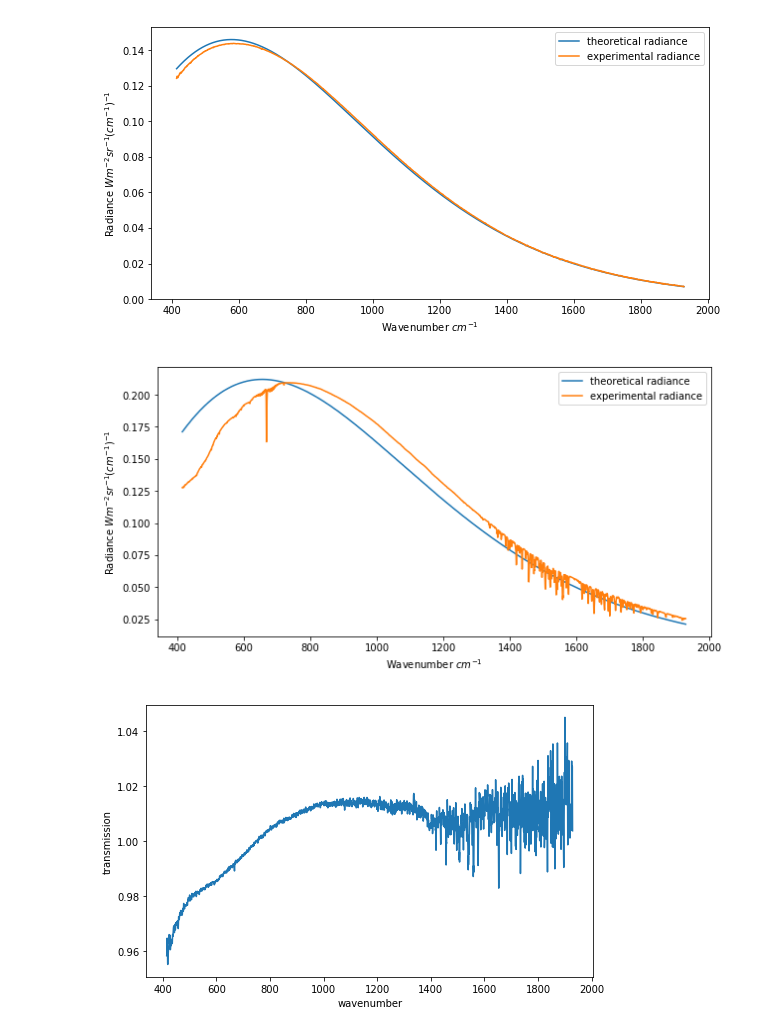
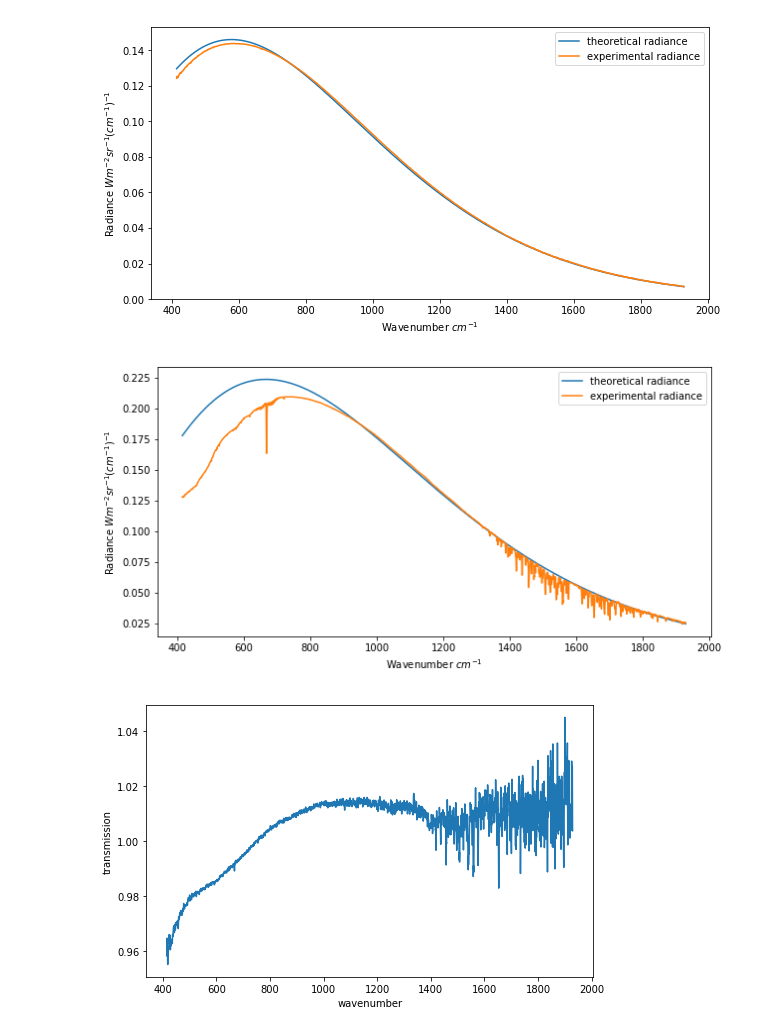
Before and after one commit to micolbedarida/MSci_Project, a Jupyter notebook: Read_prn_wavenumbers.ipynb, the cells around one changed output. Drawn from its saved outputs; the diff is of its cells as text; code cells hidden in the pictures.

```diff
--- a/Read_prn_wavenumbers.ipynb
+++ b/Read_prn_wavenumbers.ipynb
@@ -102,9 +132,9 @@ plot_planck_X(temps_first, wns_first, rad_first)
 # %% [output]
 [figure]
 # %%
-plot_planck_X(temps_last, wns_last, rad_last)
+plot_planck_X(340, wns_last, rad_last)
 # %% [output]
-[figure, old version]
+[figure, new version]
 # %%
 def transmission_fn(temp, rad_X, wns_X):
     real_radiances = rad_X
```
Also changed, not shown: parts of 11 cells of this notebook.
